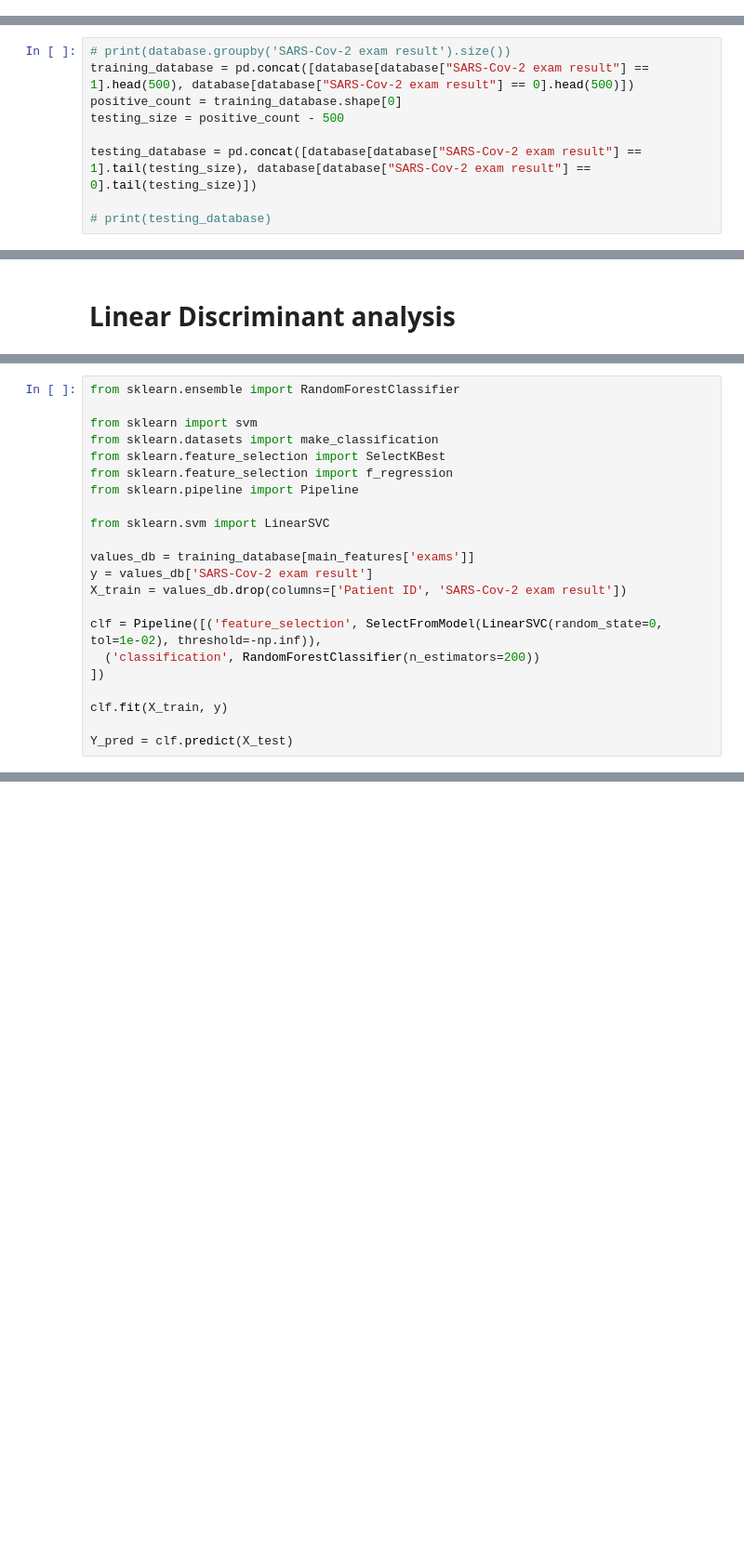
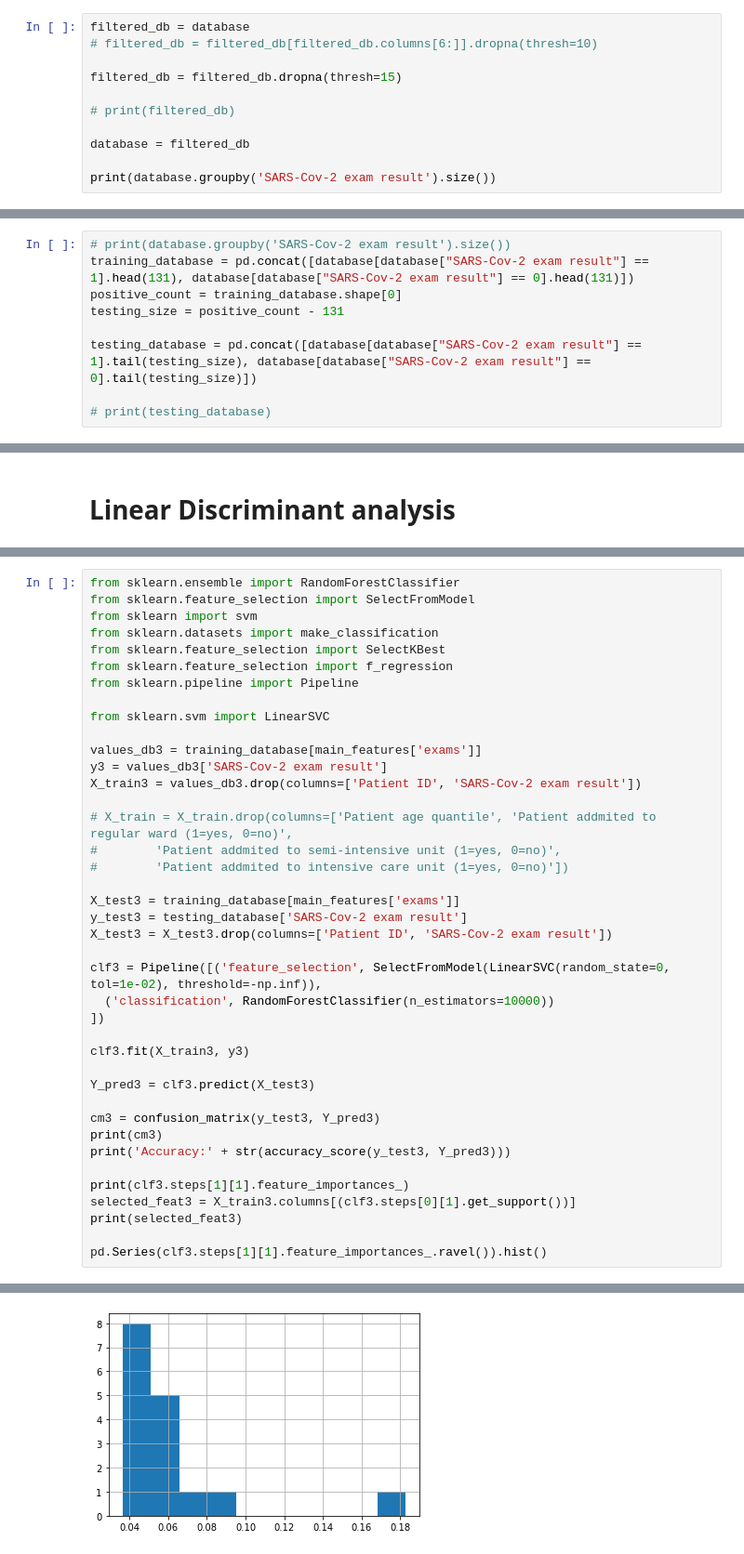
Before and after one commit to mauricioac/learning-algorithms, a Jupyter notebook: coco/index.ipynb, the cells around one changed output, grey strips where cells are left out. Shown at 93% size. Drawn from its saved outputs; the diff is of its cells as text; blank space fills up the shorter version.

Commit message:
Adding new classifiers

```diff
--- a/coco/index.ipynb
+++ b/coco/index.ipynb
@@ -359,0 +439,11 @@ database = database.replace([np.nan, 'NaN', 'nan'], 0)
+# %%
+filtered_db = database
+# filtered_db = filtered_db[filtered_db.columns[6:]].dropna(thresh=10)
+
+filtered_db = filtered_db.dropna(thresh=15)
+
+# print(filtered_db)
+
+database = filtered_db
+
+print(database.groupby('SARS-Cov-2 exam result').size())
@@ -360,8 +457,8 @@ database = database.replace([np.nan, 'NaN', 'nan'], 0)
 # %%
 # print(database.groupby('SARS-Cov-2 exam result').size())
-training_database = pd.concat([database[database["SARS-Cov-2 exam result"] == 1].head(500), database[database["SARS-Cov-2 exam result"] == 0].head(500)])
+training_database = pd.concat([database[database["SARS-Cov-2 exam result"] == 1].head(131), database[database["SARS-Cov-2 exam result"] == 0].head(131)])
 positive_count = training_database.shape[0]
-testing_size = positive_count - 500
+testing_size = positive_count - 131
 
 testing_database = pd.concat([database[database["SARS-Cov-2 exam result"] == 1].tail(testing_size), database[database["SARS-Cov-2 exam result"] == 0].tail(testing_size)])
 
@@ -1373,6 +1658,6 @@ X_new.shape
 # %%
 from sklearn.ensemble import RandomForestClassifier
-
+from sklearn.feature_selection import SelectFromModel
 from sklearn import svm
 from sklearn.datasets import make_classification
 from sklearn.feature_selection import SelectKBest
@@ -1381,14 +1666,33 @@ from sklearn.pipeline import Pipeline
 
 from sklearn.svm import LinearSVC
 
-values_db = training_database[main_features['exams']]
-y = values_db['SARS-Cov-2 exam result']
-X_train = values_db.drop(columns=['Patient ID', 'SARS-Cov-2 exam result'])
+values_db3 = training_database[main_features['exams']]
+y3 = values_db3['SARS-Cov-2 exam result']
+X_train3 = values_db3.drop(columns=['Patient ID', 'SARS-Cov-2 exam result'])
 
-clf = Pipeline([('feature_selection', SelectFromModel(LinearSVC(random_state=0, tol=1e-02), threshold=-np.inf)),
-  ('classification', RandomForestClassifier(n_estimators=200))
+# X_train = X_train.drop(columns=['Patient age quantile', 'Patient addmited to regular ward (1=yes, 0=no)',
+#        'Patient addmited to semi-intensive unit (1=yes, 0=no)',
+#        'Patient addmited to intensive care unit (1=yes, 0=no)'])
+
+X_test3 = training_database[main_features['exams']]
+y_test3 = testing_database['SARS-Cov-2 exam result']
+X_test3 = X_test3.drop(columns=['Patient ID', 'SARS-Cov-2 exam result'])
+
+clf3 = Pipeline([('feature_selection', SelectFromModel(LinearSVC(random_state=0, tol=1e-02), threshold=-np.inf)),
+  ('classification', RandomForestClassifier(n_estimators=10000))
 ])
 
-clf.fit(X_train, y)
+clf3.fit(X_train3, y3)
 
-Y_pred = clf.predict(X_test)
+Y_pred3 = clf3.predict(X_test3)
+
+cm3 = confusion_matrix(y_test3, Y_pred3)
+print(cm3)
+print('Accuracy:' + str(accuracy_score(y_test3, Y_pred3)))
+
+print(clf3.steps[1][1].feature_importances_)
+selected_feat3 = X_train3.columns[(clf3.steps[0][1].get_support())]
+print(selected_feat3)
+
+pd.Series(clf3.steps[1][1].feature_importances_.ravel()).hist()
+# %% [output]
@@ -1394,0 +1713 @@ Y_pred = clf.predict(X_test)
+[figure, added]
```
Also changed, not shown: parts of 65 cells of this notebook.
